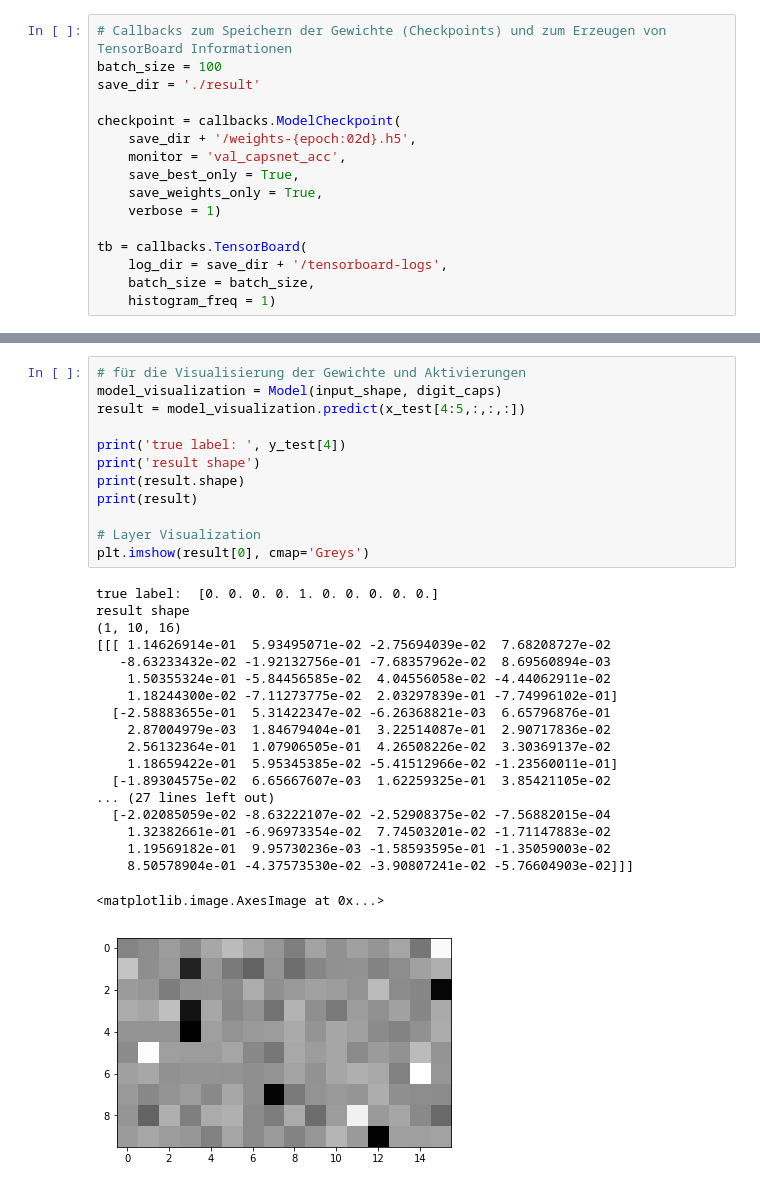
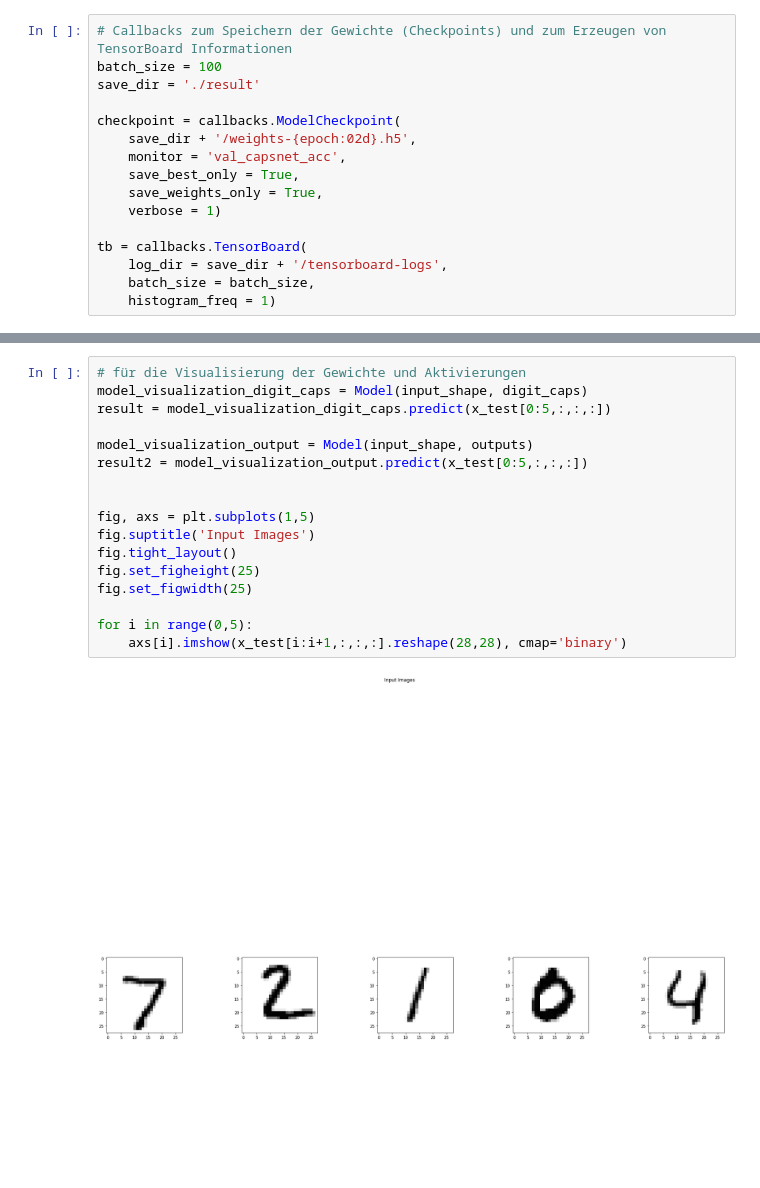
Before and after one commit to marceljahnke/CapsNet, a Jupyter notebook: CapsuleNetwork.ipynb, the cells around one changed output, grey strips where cells are left out. Drawn from its saved outputs; the diff is of its cells as text; blank space fills up the shorter version.

Commit message:
added visualization

```diff
--- a/CapsuleNetwork.ipynb
+++ b/CapsuleNetwork.ipynb
@@ -218,32 +218,19 @@ Test acc: 0.906
-# %%
-# für die Visualisierung der Gewichte und Aktivierungen
-model_visualization = Model(input_shape, digit_caps)
-result = model_visualization.predict(x_test[4:5,:,:,:])
-
-print('true label: ', y_test[4])
-print('result shape')
-print(result.shape)
-print(result)
-
-# Layer Visualization
-plt.imshow(result[0], cmap='Greys')
-# %% [output]
-true label:  [0. 0. 0. 0. 1. 0. 0. 0. 0. 0.]
-result shape
-(1, 10, 16)
-[[[ 1.14626914e-01  5.93495071e-02 -2.75694039e-02  7.68208727e-02
-   -8.63233432e-02 -1.92132756e-01 -7.68357962e-02  8.69560894e-03
-    1.50355324e-01 -5.84456585e-02  4.04556058e-02 -4.44062911e-02
-    1.18244300e-02 -7.11273775e-02  2.03297839e-01 -7.74996102e-01]
-  [-2.58883655e-01  5.31422347e-02 -6.26368821e-03  6.65796876e-01
-    2.87004979e-03  1.84679404e-01  3.22514087e-01  2.90717836e-02
-    2.56132364e-01  1.07906505e-01  4.26508226e-02  3.30369137e-02
-    1.18659422e-01  5.95345385e-02 -5.41512966e-02 -1.23560011e-01]
-  [-1.89304575e-02  6.65667607e-03  1.62259325e-01  3.85421105e-02
-... (27 lines left out)
-  [-2.02085059e-02 -8.63222107e-02 -2.52908375e-02 -7.56882015e-04
-    1.32382661e-01 -6.96973354e-02  7.74503201e-02 -1.71147883e-02
-    1.19569182e-01  9.95730236e-03 -1.58593595e-01 -1.35059003e-02
-    8.50578904e-01 -4.37573530e-02 -3.90807241e-02 -5.76604903e-02]]]
-<matplotlib.image.AxesImage at 0x...>
-[figure, removed]
+# %%
+# für die Visualisierung der Gewichte und Aktivierungen
+model_visualization_digit_caps = Model(input_shape, digit_caps)
+result = model_visualization_digit_caps.predict(x_test[0:5,:,:,:])
+
+model_visualization_output = Model(input_shape, outputs)
+result2 = model_visualization_output.predict(x_test[0:5,:,:,:])
+
+
+fig, axs = plt.subplots(1,5)
+fig.suptitle('Input Images')
+fig.tight_layout()
+fig.set_figheight(25)
+fig.set_figwidth(25)
+
+for i in range(0,5):
+    axs[i].imshow(x_test[i:i+1,:,:,:].reshape(28,28), cmap='binary')
+# %% [output]
+[figure, added]
```
Also changed, not shown: parts of 5 cells of this notebook.
